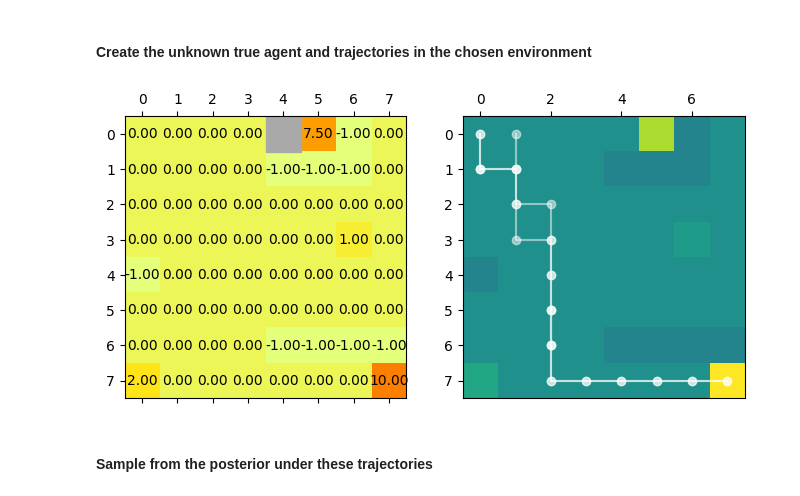
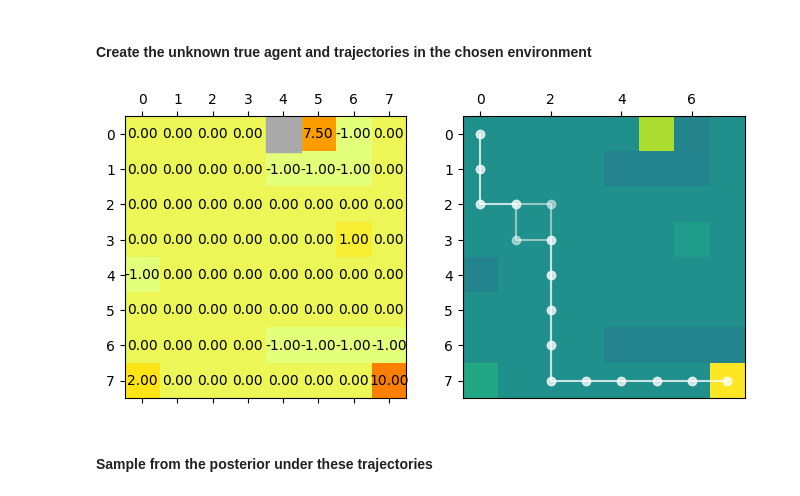
Before and after one commit to ankile/irl-environment-design, a Jupyter notebook: notebooks/04_pa_learn reward_current.ipynb, the cells around one changed output. Cells and saved outputs as stored; diff of their text form; code cells hidden in the pictures.

```diff
--- a/notebooks/04_pa_learn reward_current.ipynb
+++ b/notebooks/04_pa_learn reward_current.ipynb
@@ -58,7 +58,7 @@ plot_environment(
 # Start by making the agent we want to learn the policy of
 agent_p = 0.9
 agent_gamma = 0.8
-p_true=0.999
+p_true=1
 
 agent_R = agent_R.flatten()
 goal_states = np.where(agent_R != 0)[0]
@@ -97,7 +97,7 @@ env_agent = Environment(N=N,M=M,T_true=T_true,wall_states=wall_states, R_sample_
 
 # Generate trajectories
 trajectories = generate_n_trajectories(
-    T_agent,
+    T_true,
     agent_policy,
     goal_states,
     n_trajectories=2,
@@ -150,39 +150,39 @@ T_true_iteration_2 = transition_matrix(N, M, p=p_true, absorbing_states=goal_sta
 
 '''this is new, we need to add the walls in the environment
 #when we do the rollout, otherwise expert behavior makes no sense'''
-# T_true_iteration_2 = insert_walls_into_T(T_true_iteration_2, wall_indices=wall_states)
+T_true_iteration_2 = insert_walls_into_T(T_true_iteration_2, wall_indices=wall_states)
 
 
 agent_policy = soft_q_iteration(agent_R, T_agent, gamma=agent_gamma, beta=100)
 
 env_agent_2 = Environment(N=N,M=M,T_true=T_true_iteration_2,wall_states=wall_states, R_sample_mean=None, start_state=0, n_walls=None)
 
 # Generate trajectories
 trajectories_2 = generate_n_trajectories(
-    T_agent,
+    T_true_iteration_2,
     agent_policy,
     goal_states,
     n_trajectories=2,
 )
 # expert_trajectories = [(env_agent_2, trajectories_2)]
 expert_trajectories_2 = expert_trajectories_1
 expert_trajectories_2.append([env_agent_2, trajectories_2])
 
 fig, (ax1, ax2) = plt.subplots(1, 2, figsize=(8, 4))
 plot_environment(
     agent_R.reshape(N, M),
     env_agent_2.wall_states,
     start_state=(0),
     ax=ax1,
 )
 
 # Show the trajectories
 plot_trajectories(N, M, trajectories_2, agent_R, ax=ax2)
 
 # Remove the colorbar from the second plot
 ax2.get_images()[0].colorbar.remove()
 # %% [output]
-[figure, old version]
+[figure, new version]
 # %% [markdown]
 #### Sample from the posterior under these trajectories
 # %%
```
Also changed, not shown: parts of 6 cells of this notebook, 4 other files.
